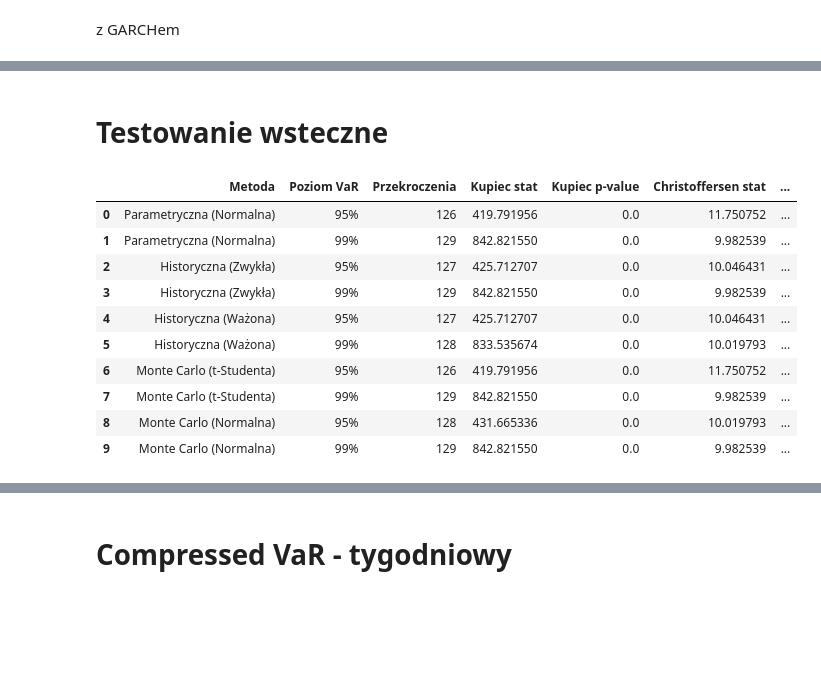
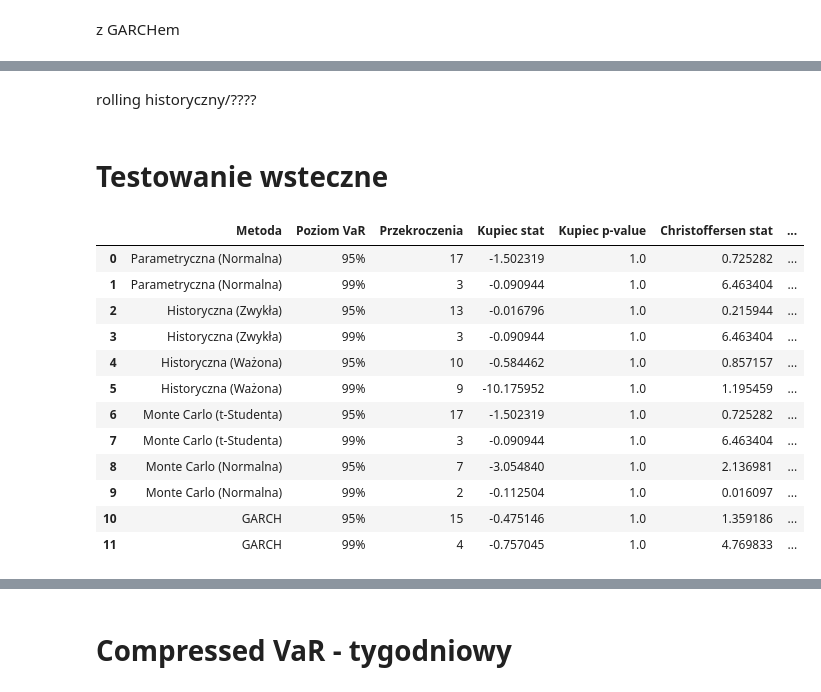
Before and after one commit to werpyr1003/Zarz-dzanie_ryzykiem_McDonald_Corporation, a Jupyter notebook: Projekt_3/prez_3.ipynb, the cells around one changed output, grey strips where cells are left out. Cells and saved outputs as stored; diff of their text form; code cells hidden in the pictures; blank space fills up the shorter version.

```diff
--- a/Projekt_3/prez_3.ipynb
+++ b/Projekt_3/prez_3.ipynb
@@ -235,0 +318,11 @@ NameError: name 'arch_model' is not defined
+# %%
+# Prognoza zmienności na kolejny dzień
+forecast = garch_fit.forecast(horizon=1)
+sigma_t1 = np.sqrt(forecast.variance.values[-1, 0])
+
+# Obliczenie wartości VaR
+VaR_garch_95 = sigma_t1 * VaR95_quantile
+VaR_garch_99 = sigma_t1 * VaR99_quantile
+
+print(f"VaR 95% (ryzyko wzrostu) na t+1: {VaR_garch_95*100:.4f}%")
+print(f"VaR 99% (ryzyko wzrostu) na t+1: {VaR_garch_99*100:.4f}%")
@@ -237,15 +333,3 @@ NameError: name 'arch_model' is not defined
 c) Monte Carlo
 # %% [markdown]
 t-student
-# %%
-N = 10000  # Duża liczba losowań (żeby kwantyle były dokładne)
-
-# Symulacja zwrotów
-simulated_returns =stats.t.rvs(df,loc,scale,size=N)
-
-# Liczenie VaR 95% i 99% z symulowanych danych
-VaR_mc_95_t = np.percentile(simulated_returns, 100 * 0.95)
-VaR_mc_99_t = np.percentile(simulated_returns, 100 * 0.99)
-
-print(f"Monte Carlo VaR 95%: {VaR_mc_95_t*100:.4f}%")
-print(f"Monte Carlo VaR 99%: {VaR_mc_99_t*100:.4f}%")
@@ -394,3 +450,5 @@ NameError: name 'VaR_garch_95' is not defined
+# %% [markdown]
+rolling historyczny/????
 # %% [markdown]
 # Testowanie wsteczne
 # %%
@@ -447,47 +542,49 @@ returns = logret_fuel_data
 
 
 methods = {
-    "Parametryczna (Normalna)": (VaR_95 / 100, VaR_99 / 100),
-    "Historyczna (Zwykła)": (VaR_hist_95 / 100, VaR_hist_99 / 100),
-    "Historyczna (Ważona)": (VaR_weighted_95 / 100, VaR_weighted_99 / 100),
-    "Monte Carlo (t-Studenta)": (VaR_mc_95_t / 100, VaR_mc_99_t / 100),
-    "Monte Carlo (Normalna)": (VaR_mc_95 / 100, VaR_mc_99 / 100),
-    #"GARCH": (VaR_garch_95 / 100, VaR_garch_99 / 100)
+    "Parametryczna (Normalna)": (VaR_95 , VaR_99 ),
+    "Historyczna (Zwykła)": (VaR_hist_95, VaR_hist_99 ),
+    "Historyczna (Ważona)": (VaR_weighted_95, VaR_weighted_99),
+    "Monte Carlo (t-Studenta)": (VaR_mc_95_t, VaR_mc_99_t ),
+    "Monte Carlo (Normalna)": (VaR_mc_95, VaR_mc_99),
+    "GARCH": (VaR_garch_95, VaR_garch_99 ),
 }
 
 results = []
 
 
 for method, (var95, var99) in methods.items():
     for alpha, var in zip([0.05, 0.01], [var95, var99]):
         kupiec_stat, kupiec_p, breaches = kupiec_test(returns, var, alpha)
         christ_stat, christ_p = christoffersen_test(returns, var)
         berko_stat, berko_p = berkowitz_test(returns, var, alpha)
 
         results.append({
             "Metoda": method,
             "Poziom VaR": f"{int((1-alpha)*100)}%",
             "Przekroczenia": breaches,
             "Kupiec stat": kupiec_stat,
             "Kupiec p-value": kupiec_p,
             "Christoffersen stat": christ_stat,
             "Christoffersen p-value": christ_p,
             "Berkowitz stat": berko_stat,
             "Berkowitz p-value": berko_p
         })
 
 
 results_df = pd.DataFrame(results)
 results_df
 # %% [output]
 |  | Metoda | Poziom VaR | Przekroczenia | Kupiec stat | Kupiec p-value | Christoffersen stat | ... |
-| 0 | Parametryczna (Normalna) | 95% | 126 | 419.791956 | 0.0 | 11.750752 | ... |
-| 1 | Parametryczna (Normalna) | 99% | 129 | 842.821550 | 0.0 | 9.982539 | ... |
-| 2 | Historyczna (Zwykła) | 95% | 127 | 425.712707 | 0.0 | 10.046431 | ... |
-| 3 | Historyczna (Zwykła) | 99% | 129 | 842.821550 | 0.0 | 9.982539 | ... |
-| 4 | Historyczna (Ważona) | 95% | 127 | 425.712707 | 0.0 | 10.046431 | ... |
-| 5 | Historyczna (Ważona) | 99% | 128 | 833.535674 | 0.0 | 10.019793 | ... |
-| 6 | Monte Carlo (t-Studenta) | 95% | 126 | 419.791956 | 0.0 | 11.750752 | ... |
-| 7 | Monte Carlo (t-Studenta) | 99% | 129 | 842.821550 | 0.0 | 9.982539 | ... |
-| 8 | Monte Carlo (Normalna) | 95% | 128 | 431.665336 | 0.0 | 10.019793 | ... |
-| 9 | Monte Carlo (Normalna) | 99% | 129 | 842.821550 | 0.0 | 9.982539 | ... |
+| 0 | Parametryczna (Normalna) | 95% | 17 | -1.502319 | 1.0 | 0.725282 | ... |
+| 1 | Parametryczna (Normalna) | 99% | 3 | -0.090944 | 1.0 | 6.463404 | ... |
+| 2 | Historyczna (Zwykła) | 95% | 13 | -0.016796 | 1.0 | 0.215944 | ... |
+| 3 | Historyczna (Zwykła) | 99% | 3 | -0.090944 | 1.0 | 6.463404 | ... |
+| 4 | Historyczna (Ważona) | 95% | 10 | -0.584462 | 1.0 | 0.857157 | ... |
+| 5 | Historyczna (Ważona) | 99% | 9 | -10.175952 | 1.0 | 1.195459 | ... |
+| 6 | Monte Carlo (t-Studenta) | 95% | 17 | -1.502319 | 1.0 | 0.725282 | ... |
+| 7 | Monte Carlo (t-Studenta) | 99% | 3 | -0.090944 | 1.0 | 6.463404 | ... |
+| 8 | Monte Carlo (Normalna) | 95% | 7 | -3.054840 | 1.0 | 2.136981 | ... |
+| 9 | Monte Carlo (Normalna) | 99% | 2 | -0.112504 | 1.0 | 0.016097 | ... |
+| 10 | GARCH | 95% | 15 | -0.475146 | 1.0 | 1.359186 | ... |
+| 11 | GARCH | 99% | 4 | -0.757045 | 1.0 | 4.769833 | ... |
```
Also changed, not shown: parts of 28 cells of this notebook.
